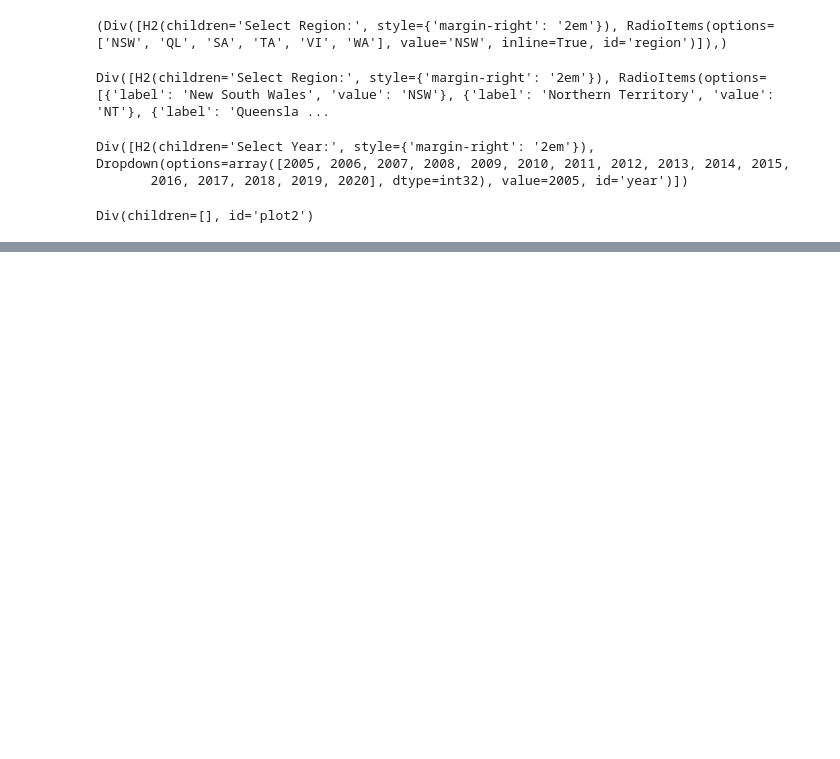
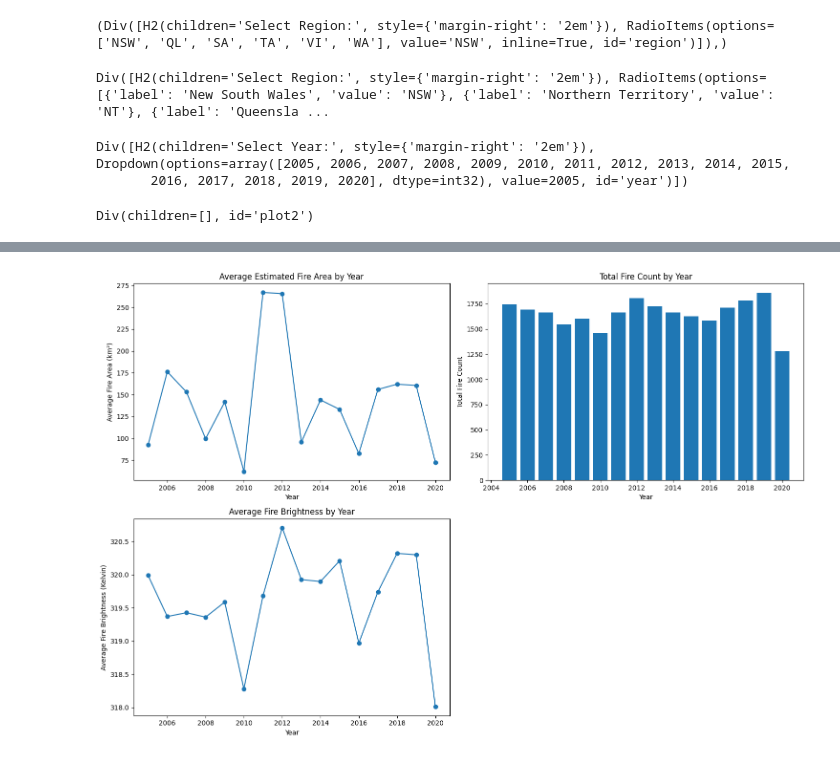
Before and after one commit to Mayar215999/data-science-project, a Jupyter notebook: Australia_wildfire.ipynb, the cells around one changed output, grey strips where cells are left out. Drawn from its saved outputs; the diff is of its cells as text; code cells hidden in the pictures; blank space fills up the shorter version.

```diff
--- a/Australia_wildfire.ipynb
+++ b/Australia_wildfire.ipynb
@@ -710,0 +846,73 @@ app.run_server(mode='inline')
+# %%
+# Install Required Libraries
+!pip install jupyter-dash dash plotly pandas
+
+# Import Libraries
+from jupyter_dash import JupyterDash
+from dash import dcc, html, Input, Output
+import plotly.express as px
+import pandas as pd
+import datetime as dt # Import datetime
+import matplotlib.pyplot as plt  # Import matplotlib for saving the image
+
+# Load Data
+file_path = "https://cf-courses-data.s3.us.cloud-object-storage.appdomain.cloud/IBMDeveloperSkillsNetwork-DV0101EN-SkillsNetwork/Data%20Files/Historical_Wildfires.csv"
+df = pd.read_csv(file_path)
+
+# Convert Date Column
+df['Year'] = pd.to_datetime(df['Date']).dt.year # Use dt to extract year
+
+# ... (rest of your code for statistics options and layout)
+
+# Callback to Update Graphs
+@app.callback(
+    [Output('recession-graph', 'figure'),
+     Output('yearly-graph', 'figure'),
+     Output('regression-graph', 'figure')],  # Add output for the regression plot
+    [Input('stat-dropdown', 'value')]
+)
+def update_graphs(selected_stat):
+    # ... (your existing code for recession and yearly graphs)
+
+    # Regression Plot
+    fig3 = px.scatter(df, x='Mean_estimated_fire_brightness', y='Mean_estimated_fire_radiative_power',
+                     trendline="ols", title="Regression: Brightness vs. Radiative Power")
+
+    return fig1, fig2, fig3  # Return all three figures
+
+
+# Create Yearly Report Statistics Graphs and Save as Image
+def create_yearly_report_graphs():
+    plt.figure(figsize=(15, 10))
+
+    # Average Estimated Fire Area by Year
+    plt.subplot(2, 2, 1)  # Create a subplot (2 rows, 2 columns, first plot)
+    avg_fire_area = df.groupby('Year')['Estimated_fire_area'].mean()
+    plt.plot(avg_fire_area.index, avg_fire_area.values, marker='o')
+    plt.title('Average Estimated Fire Area by Year')
+    plt.xlabel('Year')
+    plt.ylabel('Average Fire Area (km²)')
+
+      # Total Fire Count by Year - Using 'Date' column to count fire incidents
+    plt.subplot(2, 2, 2)  # Create a subplot (2 rows, 2 columns, second plot)
+    # Instead of 'Track' or 'acq_date', use the 'Date' column to count incidents per year
+    total_fire_count = df.groupby('Year')['Date'].count()
+    plt.bar(total_fire_count.index, total_fire_count.values)
+    plt.title('Total Fire Count by Year')
+    plt.xlabel('Year')
+    plt.ylabel('Total Fire Count')
+
+    # Average Fire Brightness by Year
+    plt.subplot(2, 2, 3)  # Create a subplot (2 rows, 2 columns, third plot)
+    avg_fire_brightness = df.groupby('Year')['Mean_estimated_fire_brightness'].mean()
+    plt.plot(avg_fire_brightness.index, avg_fire_brightness.values, marker='o')
+    plt.title('Average Fire Brightness by Year')
+    plt.xlabel('Year')
+    plt.ylabel('Average Fire Brightness (Kelvin)')
+
+    plt.tight_layout()  # Adjust layout to prevent overlapping
+    plt.savefig('YearlyReportgraphs.png')  # Save the figure as an image
+
+# Call the function to create and save the graphs
+create_yearly_report_graphs()
+# %% [output]
@@ -710,0 +936 @@ app.run_server(mode='inline')
+[figure, added]
```
Also changed, not shown: parts of 15 cells of this notebook.
